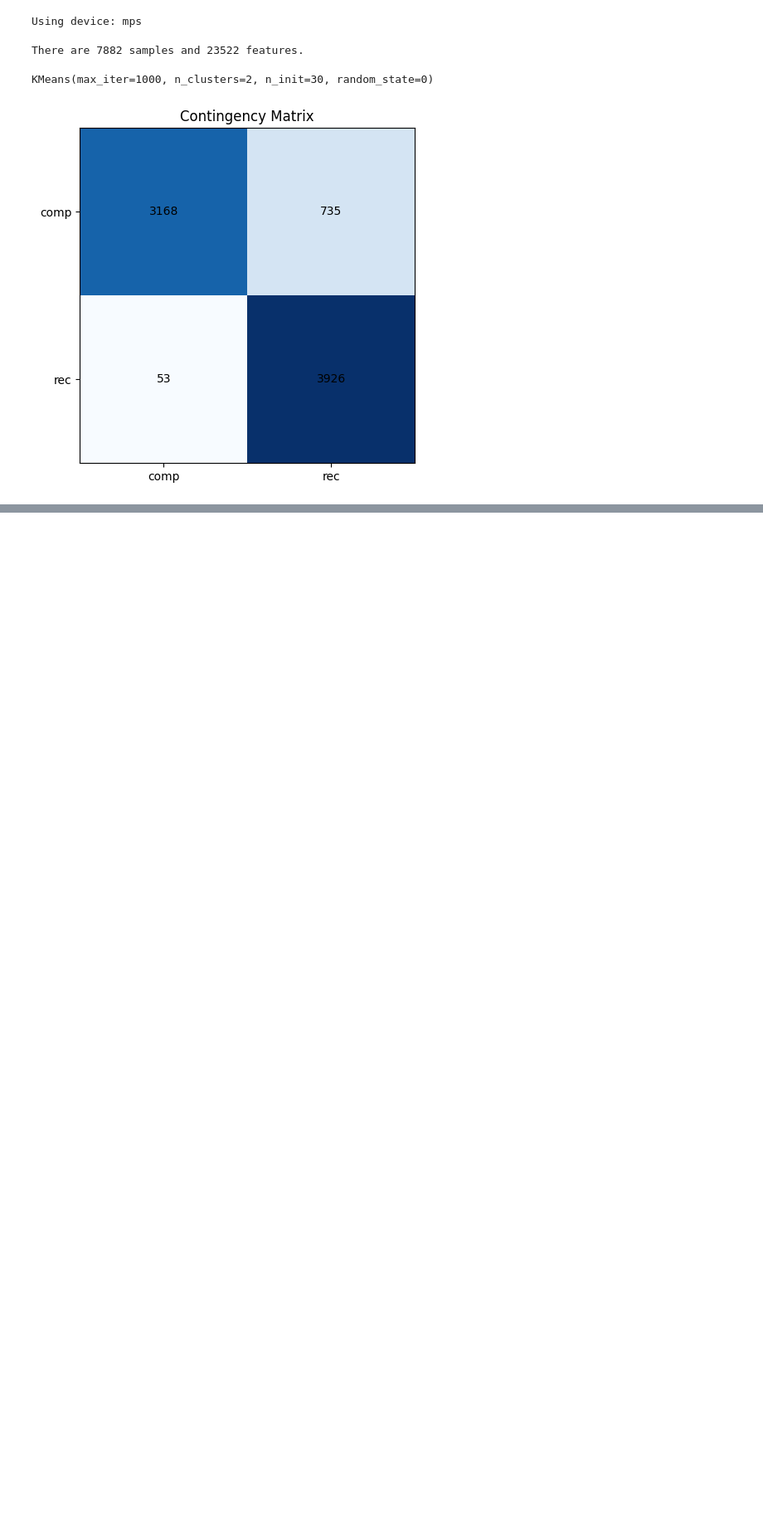
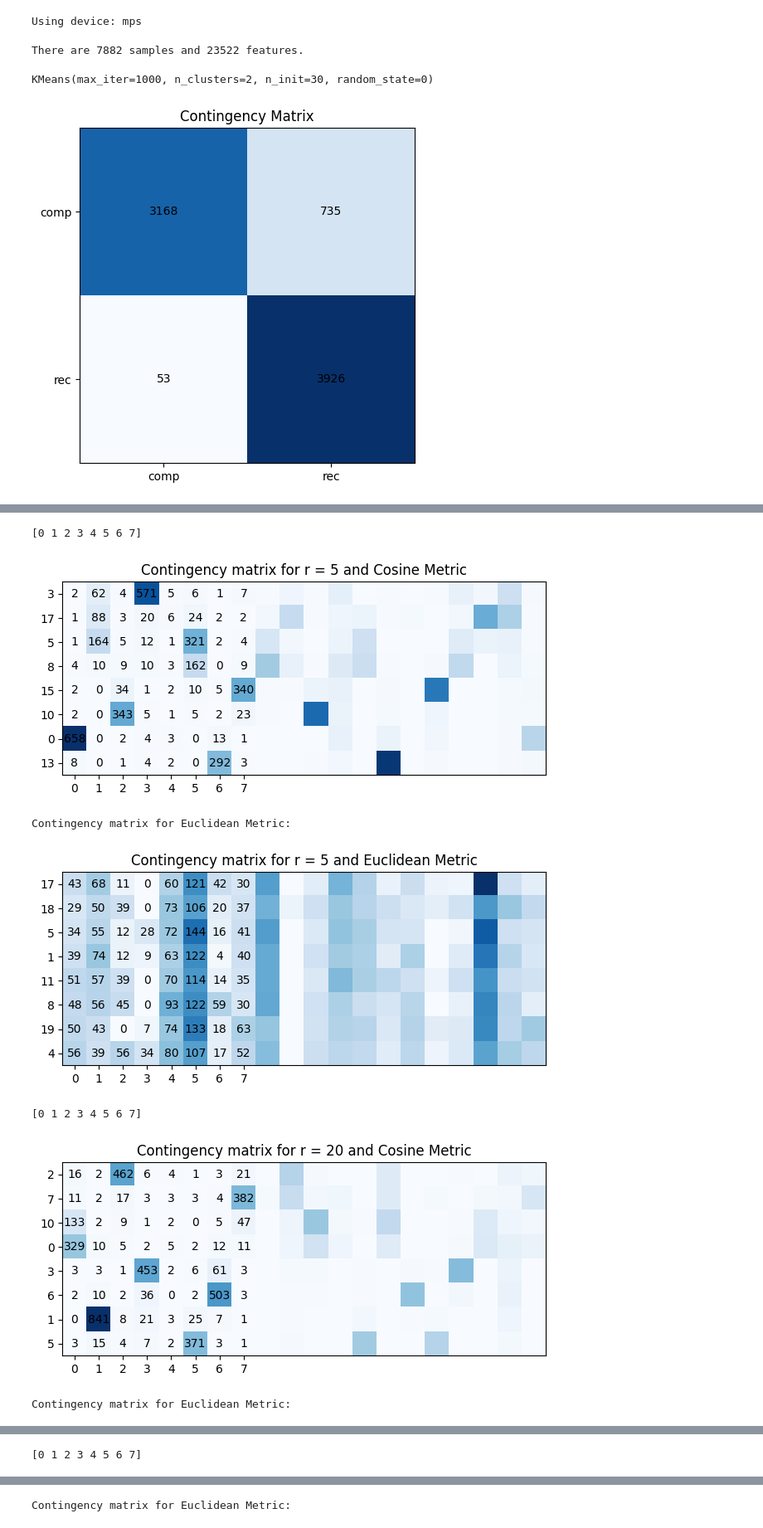
Before and after one commit to snawshad97/2023_2_Large-Scale-Data-Mining_ECE219, a Jupyter notebook: Projects/Project2_805871517_105863846_904506124/Project2_SNawshad.ipynb, the cells around one changed output, grey strips where cells are left out. Shown at 83% size. Cells and saved outputs as stored; diff of their text form; code cells hidden in the pictures; blank space fills up the shorter version.

```diff
--- a/Projects/Project2_805871517_105863846_904506124/Project2_SNawshad.ipynb
+++ b/Projects/Project2_805871517_105863846_904506124/Project2_SNawshad.ipynb
@@ -80,0 +104,25 @@ The adjusted mutual information score is 0.5857271539449475
+# %%
+########## Question 11 - Scores
+components = [5, 20, 200]
+kmeans20_cos = KMeans(init='k-means++', max_iter=1000, n_clusters=20, n_init=30, random_state=0)
+kmeans20_euc = KMeans(init='k-means++', max_iter=1000, n_clusters=20, n_init=30, random_state=0)
+cm_cos = []
+cm_euc = []
+for r in components:
+    umap_20_cos = umap.UMAP(n_components=r, metric='cosine')
+    umap_20_euc = umap.UMAP(n_components=r, metric='euclidean')
+    wordCountUMAP_cos = umap_20_cos.fit_transform(wordCounts)
+    wordCountUMAP_euc = umap_20_euc.fit_transform(wordCounts)
+    cos = kmeans20_cos.fit(wordCountUMAP_cos)
+    euc = kmeans20_euc.fit(wordCountUMAP_euc)
+
+    cos_scores, cos_table = scoreVec(newsgroups_all.target, kmeans20_cos.labels_)
+    euc_scores, euc_table = scoreVec(newsgroups_all.target, kmeans20_euc.labels_)
+    cm_cos.append(contingency_matrix(newsgroups_all.target, kmeans20_cos.labels_))
+    cm_euc.append(contingency_matrix(newsgroups_all.target, kmeans20_euc.labels_))
+
+    print('r = ' + str(r))
+    print('scores of Cosine metric:')
+    print(cos_table)
+    print('scores of Euclidean Metric:')
+    print(euc_table)
@@ -80,0 +147,18 @@ The adjusted mutual information score is 0.5857271539449475
+# %%
+########## Question 11 - Contingency Matrices
+for i in range(len(components)):
+    rows_cos, cols_cos = linear_sum_assignment(cm_cos[i], maximize=True)
+    print(rows_euc)
+    plot_matrix(cm_cos[i], rows_cos, cols_cos, "Contingency matrix for r = "+str(components[i])+" and Cosine Metric")
+
+    print("Contingency matrix for Euclidean Metric: ")
+    rows_euc, cols_euc = linear_sum_assignment(cm_euc[i], maximize=True)
+    plot_matrix(cm_euc[i], rows_euc, cols_euc, "Contingency matrix for r = "+str(components[i])+" and Euclidean Metric")
+# %% [output]
+[0 1 2 3 4 5 6 7]
+[figure, added]
+Contingency matrix for Euclidean Metric:
+[figure, added]
+[0 1 2 3 4 5 6 7]
+[figure, added]
+Contingency matrix for Euclidean Metric:
@@ -80,0 +166 @@ The adjusted mutual information score is 0.5857271539449475
+[0 1 2 3 4 5 6 7]
@@ -80,0 +168 @@ The adjusted mutual information score is 0.5857271539449475
+Contingency matrix for Euclidean Metric:
```
Also changed, not shown: parts of 13 cells of this notebook, 18 other files.
